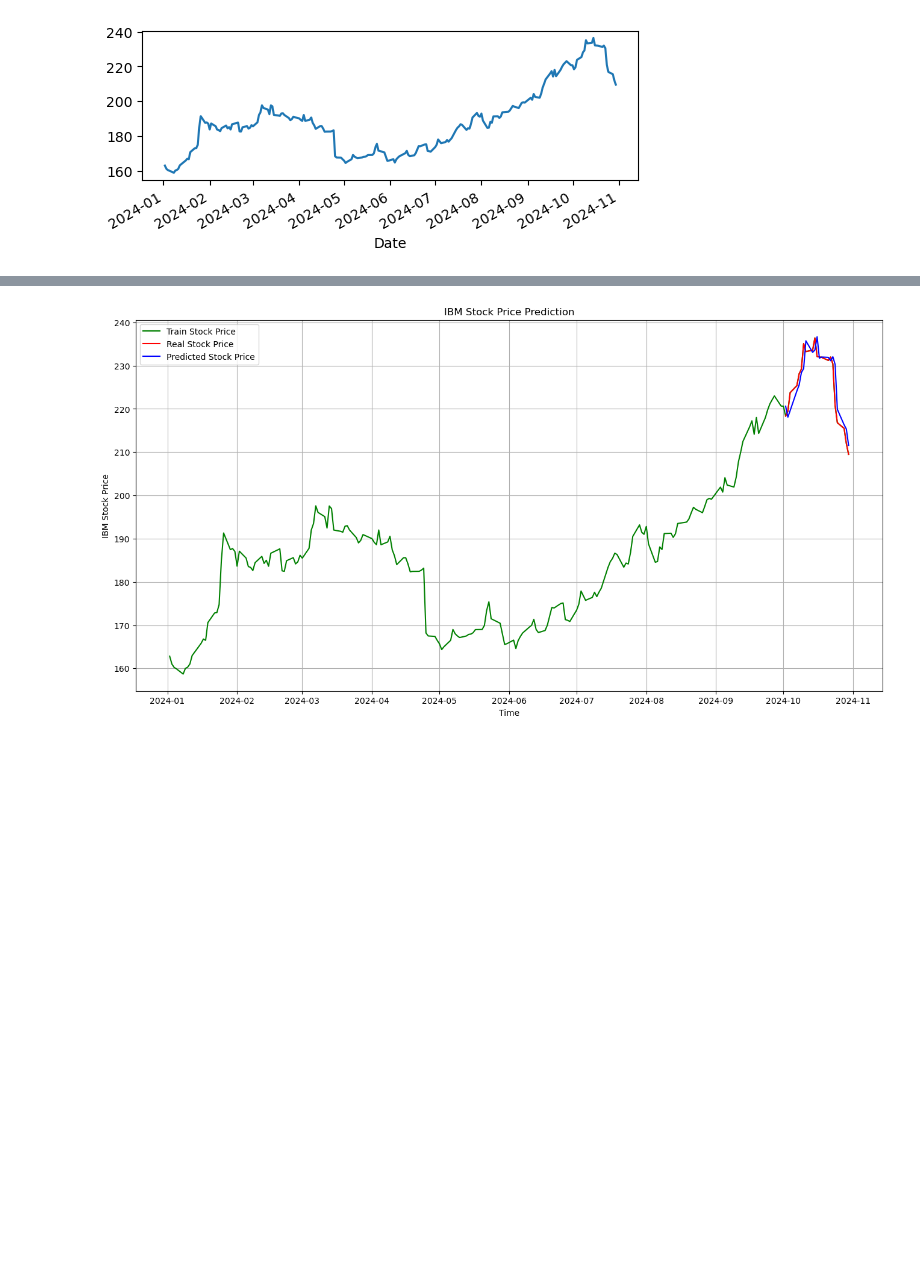
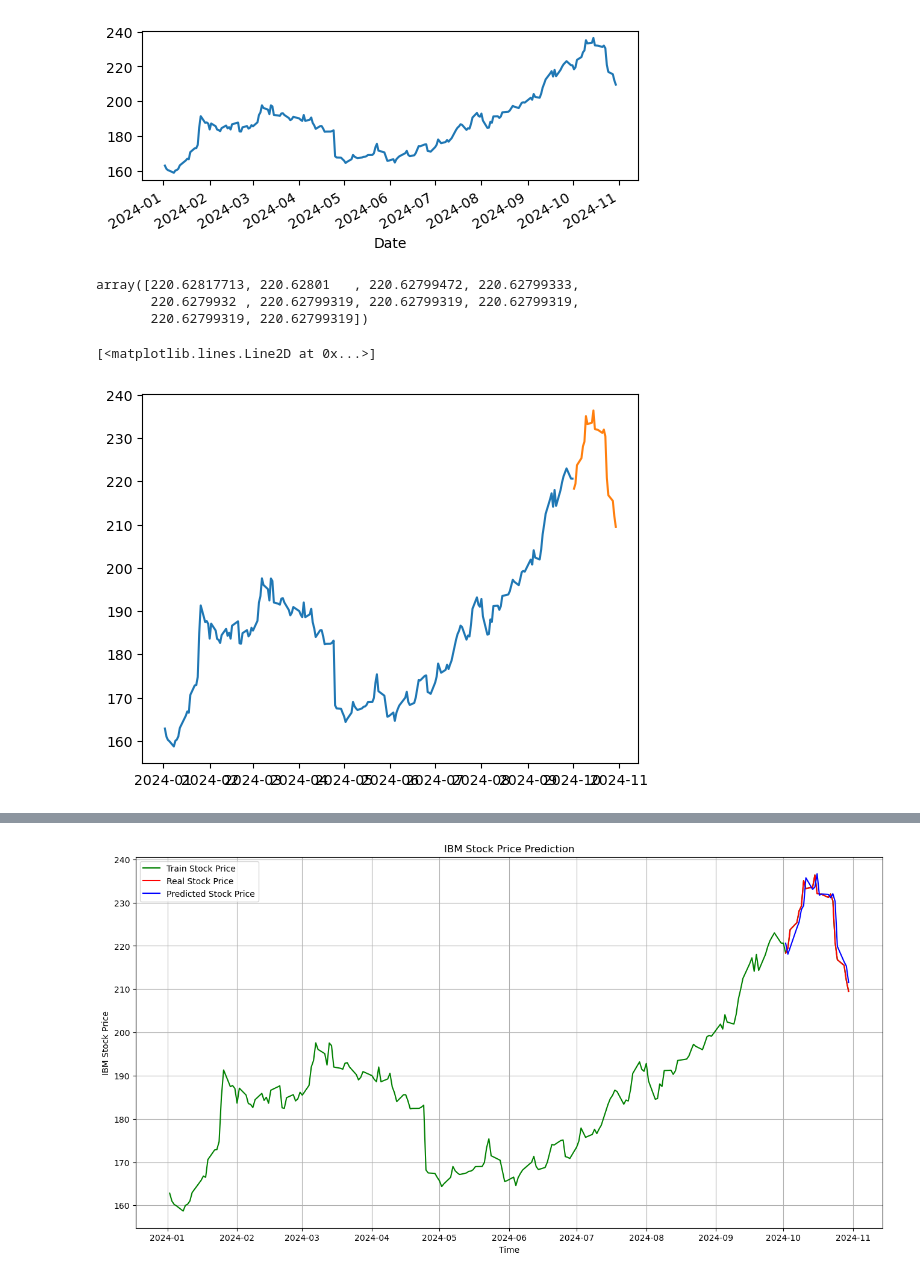
Before and after one commit to Yejin-Hwang/Analysis-of-Financial-Time-Series, a Jupyter notebook: Time Series Analysis Using ARMA, ARIMA, and SARIMA Models _1031.ipynb, the cells around one changed output, grey strips where cells are left out. Saved outputs shown, nothing was run; the diff lists cells and outputs as text; code cells hidden in the pictures; blank space fills up the shorter version.

```diff
--- a/Time Series Analysis Using ARMA, ARIMA, and SARIMA Models _1031.ipynb
+++ b/Time Series Analysis Using ARMA, ARIMA, and SARIMA Models _1031.ipynb
@@ -54,6 +54,19 @@ model_fit = model.fit()
 yhat = model_fit.forecast()[0]
 predictions.append(yhat)
 history.append(y[0])
+# %%
+model_fit.forecast(10)
+# %% [output]
+array([220.62817713, 220.62801   , 220.62799472, 220.62799333,
+       220.6279932 , 220.62799319, 220.62799319, 220.62799319,
+       220.62799319, 220.62799319])
+# %%
+plt.plot(train_data['Open'])
+plt.plot(test_data['Open'])
+# plt.plot(history)
+# %% [output]
+[<matplotlib.lines.Line2D at 0x...>]
+[figure, added]
 # %%
 # rolling forecasts
 for i in range(1, len(y)):
```
Also changed, not shown: parts of 6 cells of this notebook, 1 other file.
